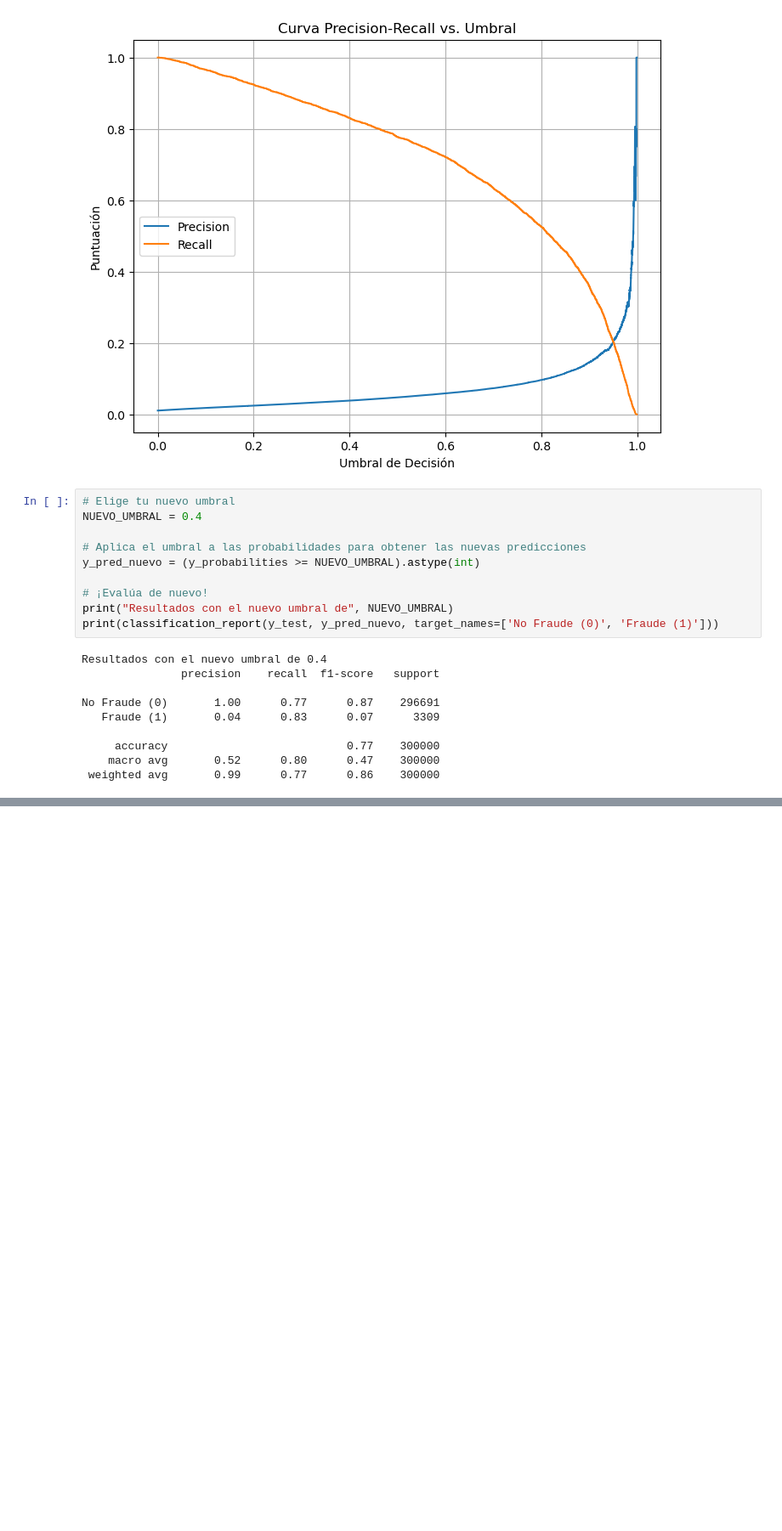
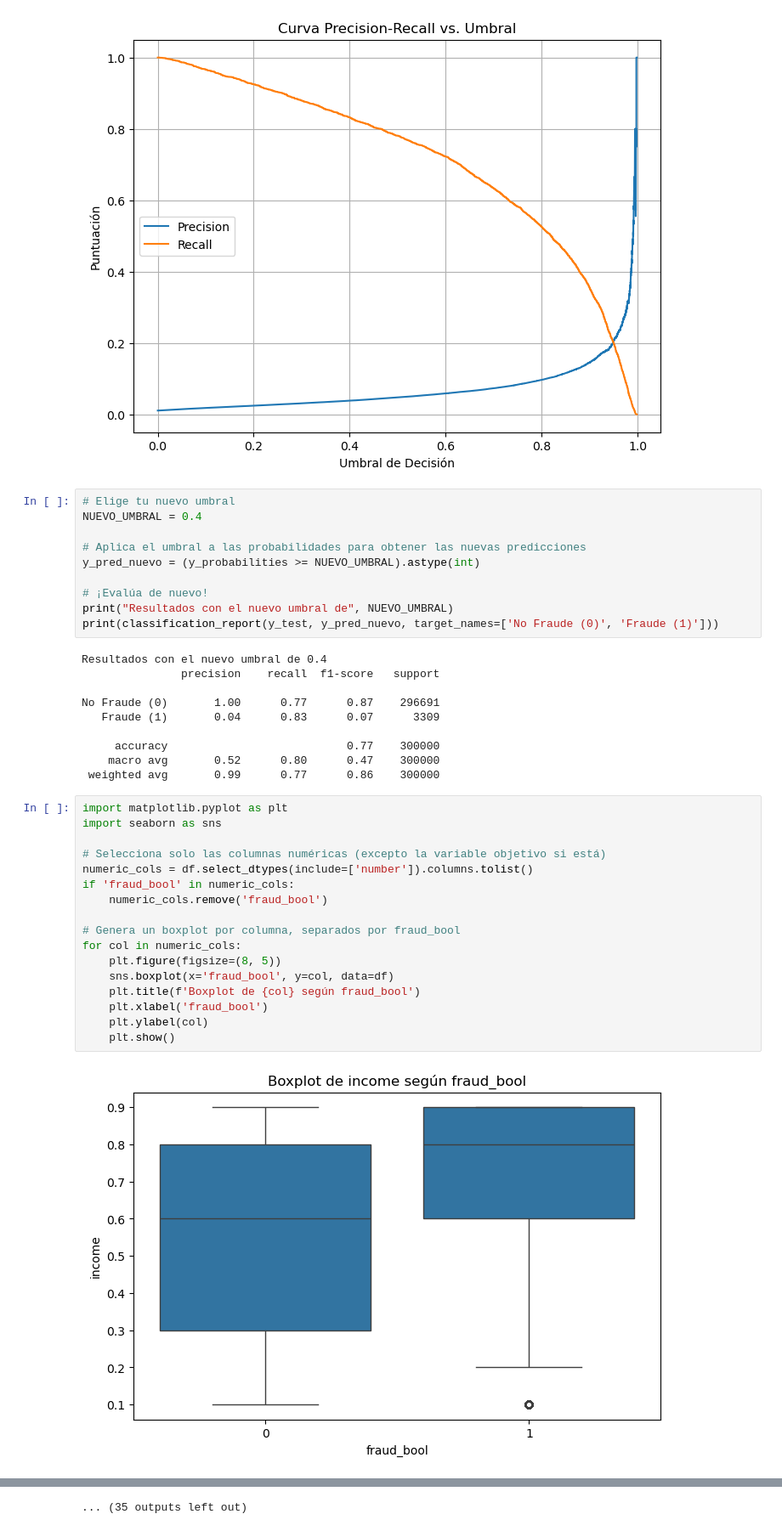
Before and after one commit to Leomac3105/TC3006C.101, a Jupyter notebook: preprocess_RegressionLogistica.ipynb, the cells around one changed output, grey strips where cells are left out. Shown at 85% size. Cells and saved outputs as stored; diff of their text form; blank space fills up the shorter version.

```diff
--- a/preprocess_RegressionLogistica.ipynb
+++ b/preprocess_RegressionLogistica.ipynb
@@ -359,3 +373,22 @@ No Fraude (0)       1.00      0.77      0.87    296691
      accuracy                           0.77    300000
     macro avg       0.52      0.80      0.47    300000
  weighted avg       0.99      0.77      0.86    300000
+# %%
+import matplotlib.pyplot as plt
+import seaborn as sns
+
+# Selecciona solo las columnas numéricas (excepto la variable objetivo si está)
+numeric_cols = df.select_dtypes(include=['number']).columns.tolist()
+if 'fraud_bool' in numeric_cols:
+    numeric_cols.remove('fraud_bool')
+
+# Genera un boxplot por columna, separados por fraud_bool
+for col in numeric_cols:
+    plt.figure(figsize=(8, 5))
+    sns.boxplot(x='fraud_bool', y=col, data=df)
+    plt.title(f'Boxplot de {col} según fraud_bool')
+    plt.xlabel('fraud_bool')
+    plt.ylabel(col)
+    plt.show()
+# %% [output]
+[figure, added]
@@ -361,0 +406 @@ No Fraude (0)       1.00      0.77      0.87    296691
+... (35 outputs left out)
```
Also changed, not shown: parts of 9 cells of this notebook.
